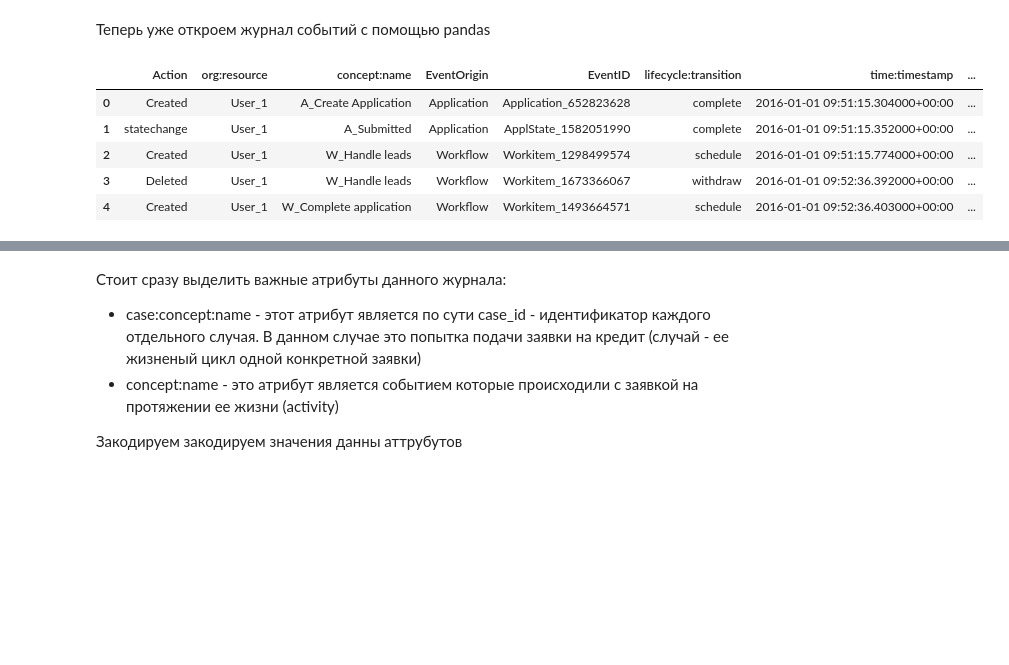
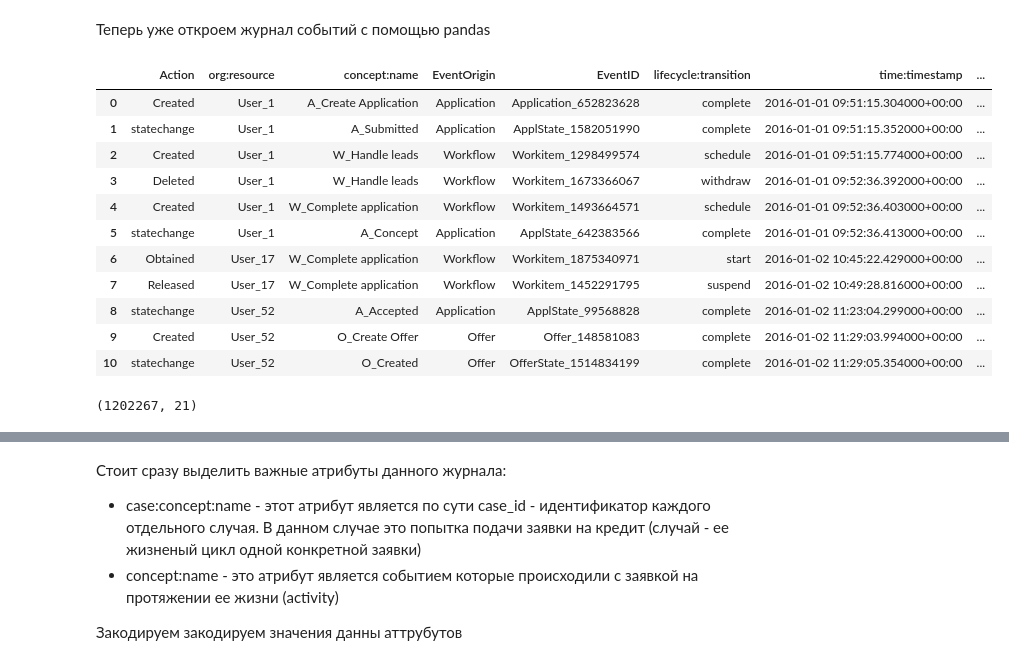
Before and after one commit to SomeoneNamedAnya/Course-Project-2024-2025, a Jupyter notebook: Algorithm/analysi_event_log.ipynb, the cells around one changed output, grey strips where cells are left out. Cells and saved outputs as stored; diff of their text form; code cells hidden in the pictures; blank space fills up the shorter version.

```diff
--- a/Algorithm/analysi_event_log.ipynb
+++ b/Algorithm/analysi_event_log.ipynb
@@ -26,13 +26,24 @@ event_log_csv.to_csv("../Data/BPI Challenge 2017.csv", index=False)
 # %% [markdown]
 Теперь уже откроем журнал событий с помощью pandas
 # %%
-df = pd.read_csv("../Data/BPI Challenge 2017.csv")
+df = pd.read_csv("../Data/BPI Challenge 2017/BPI Challenge 2017.csv")
 
-df.head(5)
+
+df.head(11)
 # %% [output]
 |  | Action | org:resource | concept:name | EventOrigin | EventID | lifecycle:transition | time:timestamp | ... |
 | 0 | Created | User_1 | A_Create Application | Application | Application_652823628 | complete | 2016-01-01 09:51:15.304000+00:00 | ... |
 | 1 | statechange | User_1 | A_Submitted | Application | ApplState_1582051990 | complete | 2016-01-01 09:51:15.352000+00:00 | ... |
 | 2 | Created | User_1 | W_Handle leads | Workflow | Workitem_1298499574 | schedule | 2016-01-01 09:51:15.774000+00:00 | ... |
 | 3 | Deleted | User_1 | W_Handle leads | Workflow | Workitem_1673366067 | withdraw | 2016-01-01 09:52:36.392000+00:00 | ... |
 | 4 | Created | User_1 | W_Complete application | Workflow | Workitem_1493664571 | schedule | 2016-01-01 09:52:36.403000+00:00 | ... |
+| 5 | statechange | User_1 | A_Concept | Application | ApplState_642383566 | complete | 2016-01-01 09:52:36.413000+00:00 | ... |
+| 6 | Obtained | User_17 | W_Complete application | Workflow | Workitem_1875340971 | start | 2016-01-02 10:45:22.429000+00:00 | ... |
+| 7 | Released | User_17 | W_Complete application | Workflow | Workitem_1452291795 | suspend | 2016-01-02 10:49:28.816000+00:00 | ... |
+| 8 | statechange | User_52 | A_Accepted | Application | ApplState_99568828 | complete | 2016-01-02 11:23:04.299000+00:00 | ... |
+| 9 | Created | User_52 | O_Create Offer | Offer | Offer_148581083 | complete | 2016-01-02 11:29:03.994000+00:00 | ... |
+| 10 | statechange | User_52 | O_Created | Offer | OfferState_1514834199 | complete | 2016-01-02 11:29:05.354000+00:00 | ... |
+# %%
+df.shape
+# %% [output]
+(1202267, 21)
```
Also changed, not shown: parts of 13 cells of this notebook, 13 other files.
